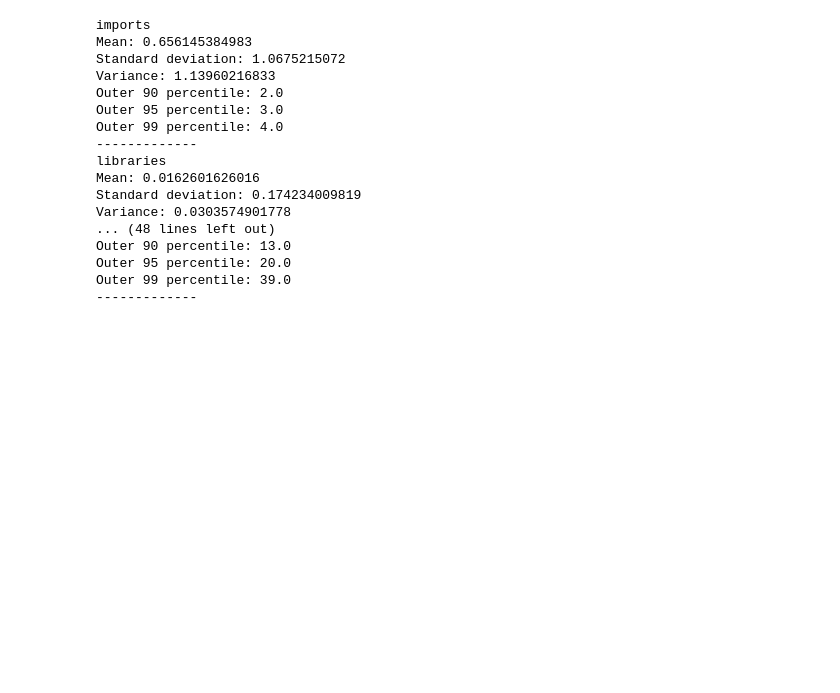
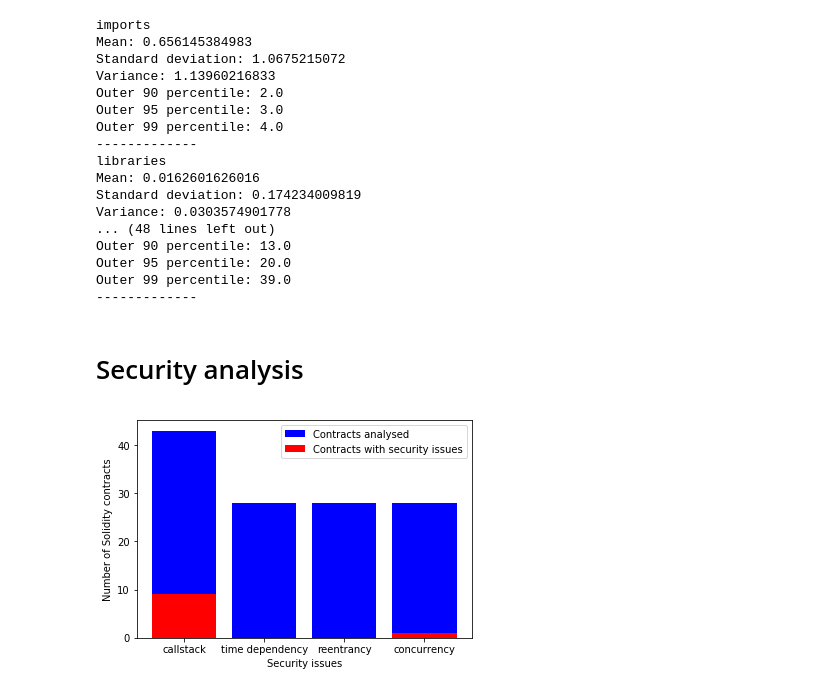
Before and after one commit to nud3l/smart-contract-analysis, a Jupyter notebook: analysis/contract-analysis.ipynb, the cells around one changed output. Drawn from its saved outputs; the diff is of its cells as text; code cells hidden in the pictures; blank space fills up the shorter version.

Commit message:
Include security analysis

```diff
--- a/analysis/contract-analysis.ipynb
+++ b/analysis/contract-analysis.ipynb
@@ -236,3 +253,44 @@ Outer 90 percentile: 13.0
 Outer 95 percentile: 20.0
 Outer 99 percentile: 39.0
 -------------
+# %% [markdown]
+# Security analysis
+# %%
+security_status = code_base.find({"security": {"$exists": True}},{"security":1, "_id":0})
+security_stats = [0,0,0,0]
+security_issues = [0,0,0,0]
+
+for status in security_status:
+    this_status = status["security"]
+    if "callstack" in this_status:
+        security_stats[0] += 1
+        if this_status["callstack"]:
+            security_issues[0] += 1
+    if "time_dependency" in this_status:
+        security_stats[1] += 1
+        if this_status["time_dependency"]:
+            security_issues[1] += 1
+    if "reentrancy" in this_status:
+        security_stats[2] += 1
+        if this_status["reentrancy"]:
+            security_issues[2] += 1
+    if "concurrency" in this_status:
+        security_stats[3] += 1
+        if this_status["concurrency"]:
+            security_issues[3] += 1
+# %%
+labels = ["callstack", "time dependency", "reentrancy", "concurrency"]
+
+indexes = np.arange(len(labels))
+width = 0.8
+
+# the barchart of the data
+plt.bar(indexes, security_stats, width, color='b', label='Contracts analysed')
+plt.bar(indexes, security_issues, width, color='r', label='Contracts with security issues')
+plt.xlabel('Security issues')
+plt.ylabel('Number of Solidity contracts')
+plt.xticks(indexes, labels)
+plt.legend()
+plt.show()
+# %% [output]
+[figure, added]
```
Also changed, not shown: parts of 2 cells of this notebook.
